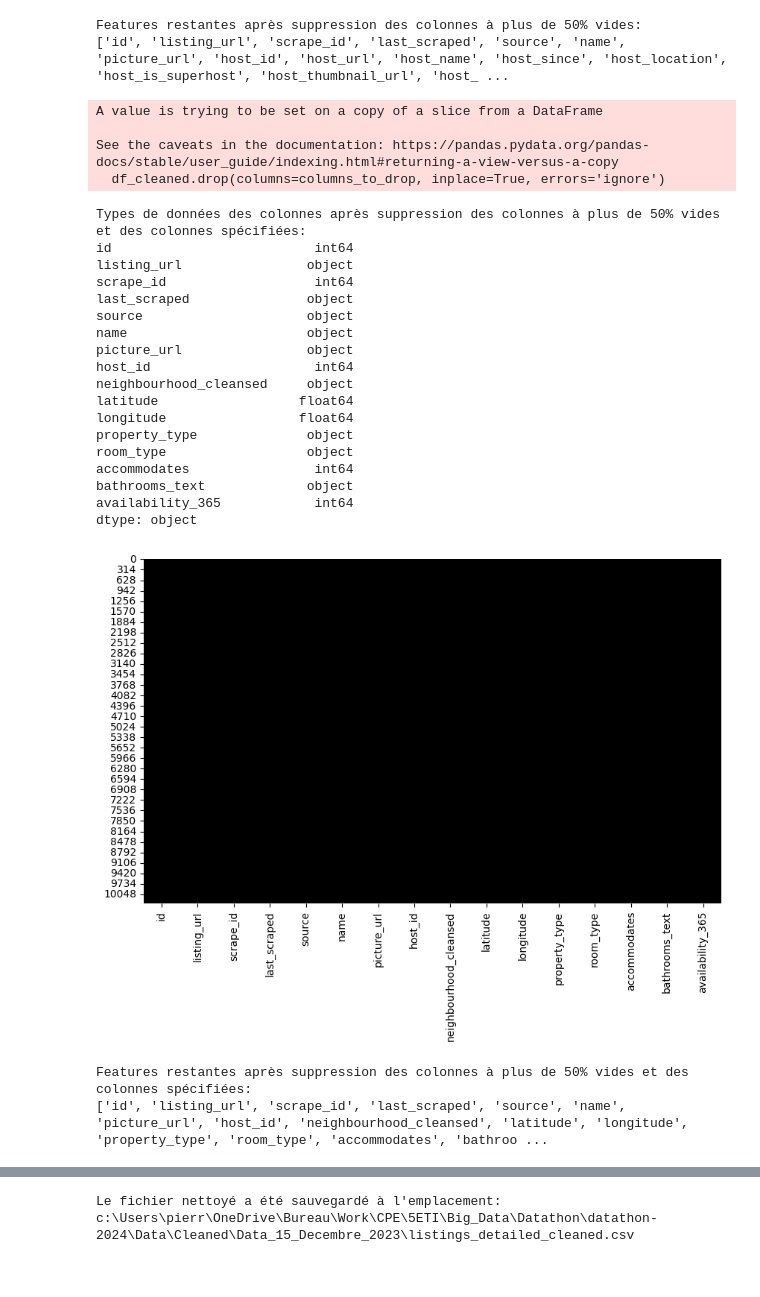
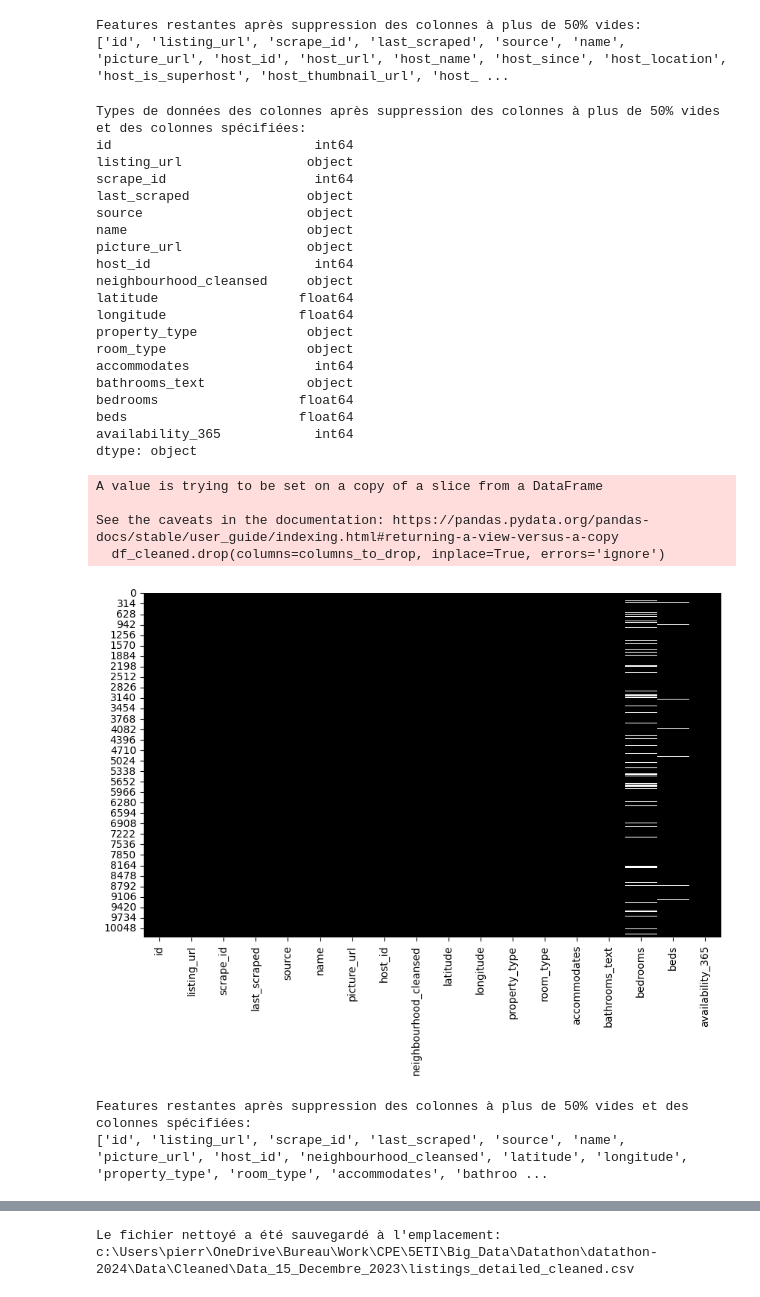
Before and after one commit to AlexandreOuenadio/datathon-2024, a Jupyter notebook: Notebooks/datathon_cleaning_data.ipynb, the cells around one changed output, grey strips where cells are left out. Cells and saved outputs as stored; diff of their text form; code cells hidden in the pictures.

```diff
--- a/Notebooks/datathon_cleaning_data.ipynb
+++ b/Notebooks/datathon_cleaning_data.ipynb
@@ -204,56 +204,58 @@ columns_to_drop = [
     'instant_bookable', 'calculated_host_listings_count', 'calculated_host_listings_count_entire_homes',
     'calculated_host_listings_count_private_rooms', 'calculated_host_listings_count_shared_rooms',
     'minimum_nights', 'maximum_nights', 'minimum_minimum_nights', 'maximum_minimum_nights',
     'minimum_maximum_nights', 'maximum_maximum_nights', 'minimum_nights_avg_ntm', 'maximum_nights_avg_ntm',
-    'availability_30', 'availability_60', 'availability_90', 'amenities', 'host_location', 'beds', 'host_is_superhost',
+    'availability_30', 'availability_60', 'availability_90', 'amenities', 'host_location', 'host_is_superhost',
     'host_url', 'host_name', 'host_since', 'host_thumbnail_url',
     'host_picture_url', 'host_listings_count', 'host_total_listings_count',
     'host_verifications', 'host_has_profile_pic', 'host_identity_verified'
 ]
 
 df_cleaned.drop(columns=columns_to_drop, inplace=True, errors='ignore')
 
 # Afficher les types de données des colonnes après suppression
 print("Types de données des colonnes après suppression des colonnes à plus de 50% vides et des colonnes spécifiées:")
 print(df_cleaned.dtypes)
 
 # Créer une heatmap des valeurs manquantes après suppression
 plt.figure(figsize=(10, 6))
 sns.heatmap(
     df_cleaned.isna(),
     cmap=['black', 'white'],
     cbar=False,
 )
 
 # Afficher la heatmap après suppression
 plt.show()
 
 # Imprimer les features restantes
 print("Features restantes après suppression des colonnes à plus de 50% vides et des colonnes spécifiées:")
 print(df_cleaned.columns.tolist())
 # %% [output]
-A value is trying to be set on a copy of a slice from a DataFrame
-
-See the caveats in the documentation: https://pandas.pydata.org/pandas-docs/stable/user_guide/indexing.html#returning-a-view-versus-a-copy
-  df_cleaned.drop(columns=columns_to_drop, inplace=True, errors='ignore')
+Types de données des colonnes après suppression des colonnes à plus de 50% vides et des colonnes spécifiées:
+id                          int64
+listing_url                object
+scrape_id                   int64
+last_scraped               object
+source                     object
+name                       object
+picture_url                object
+host_id                     int64
+neighbourhood_cleansed     object
+latitude                  float64
+longitude                 float64
+property_type              object
+room_type                  object
+accommodates                int64
+bathrooms_text             object
+bedrooms                  float64
+beds                      float64
+availability_365            int64
+dtype: object
-Types de données des colonnes après suppression des colonnes à plus de 50% vides et des colonnes spécifiées:
-id                          int64
-listing_url                object
-scrape_id                   int64
-last_scraped               object
-source                     object
-name                       object
-picture_url                object
-host_id                     int64
-neighbourhood_cleansed     object
-latitude                  float64
-longitude                 float64
-property_type              object
-room_type                  object
-accommodates                int64
-bathrooms_text             object
-availability_365            int64
-dtype: object
+A value is trying to be set on a copy of a slice from a DataFrame
+
+See the caveats in the documentation: https://pandas.pydata.org/pandas-docs/stable/user_guide/indexing.html#returning-a-view-versus-a-copy
+  df_cleaned.drop(columns=columns_to_drop, inplace=True, errors='ignore')
-[figure, old version]
+[figure, new version]
 Features restantes après suppression des colonnes à plus de 50% vides et des colonnes spécifiées:
 ['id', 'listing_url', 'scrape_id', 'last_scraped', 'source', 'name', 'picture_url', 'host_id', 'neighbourhood_cleansed', 'latitude', 'longitude', 'property_type', 'room_type', 'accommodates', 'bathroo ...
```
Also changed, not shown: parts of 8 cells of this notebook, 1 other file.
